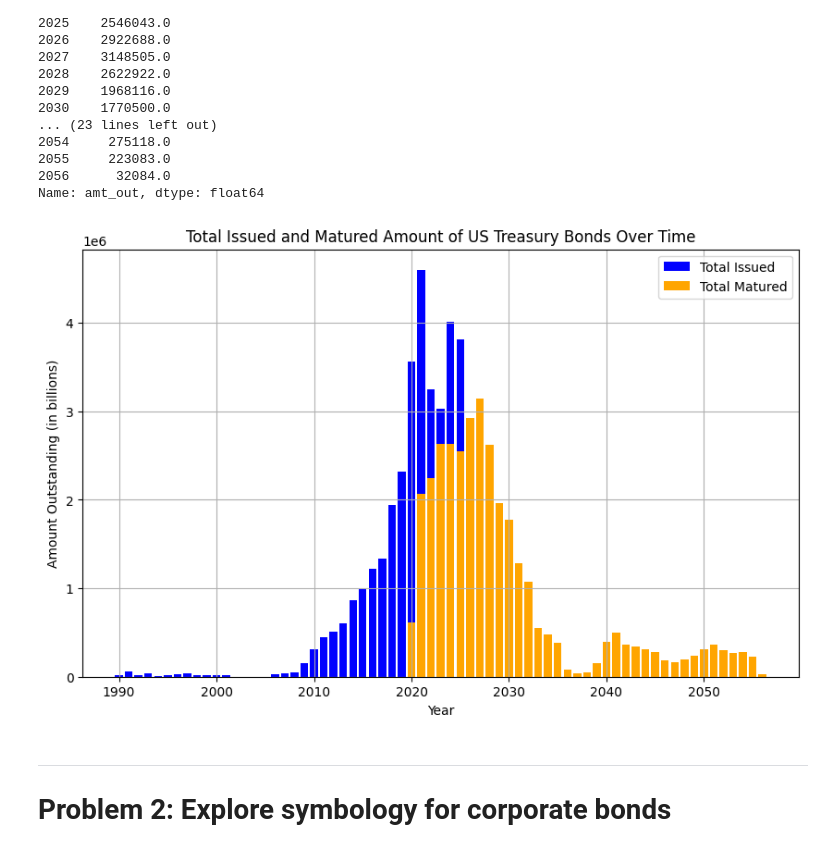
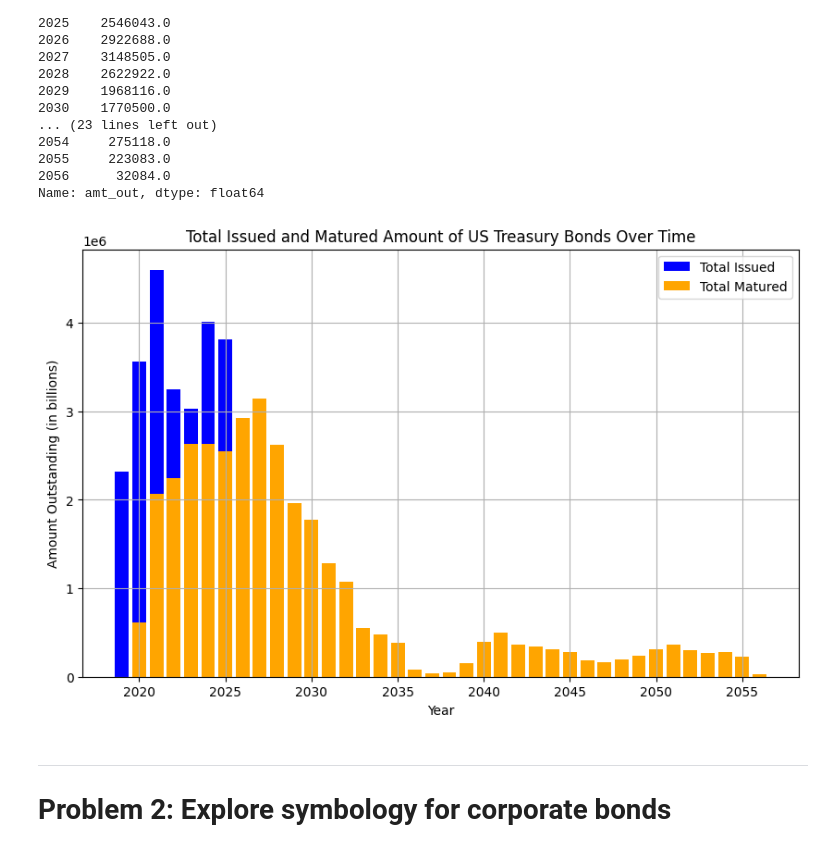
Before and after one commit to y3y-tech/Credit_Markets, a Jupyter notebook: UChicago_FINM_35700_CreditMarkets_Spring2026_Homework_1/UChicago_FINM_35700_CreditMarkets_Spring2026_Homework_1.ipynb, the cells around one changed output. Drawn from its saved outputs; the diff is of its cells as text; code cells hidden in the pictures.

```diff
--- a/UChicago_FINM_35700_CreditMarkets_Spring2026_Homework_1/UChicago_FINM_35700_CreditMarkets_Spring2026_Homework_1.ipynb
+++ b/UChicago_FINM_35700_CreditMarkets_Spring2026_Homework_1/UChicago_FINM_35700_CreditMarkets_Spring2026_Homework_1.ipynb
@@ -116,6 +130,8 @@ issued.reset_index(inplace=True, drop=True)
 issued.head()
 total_issued = issued.groupby('issue_year')['amt_out'].sum()
 total_matured = issued.groupby('maturity')['amt_out'].sum()
-total_issued
+post_2019_issue = total_issued[total_issued.index >= 2019]
+post_2019_matured = total_matured[total_matured.index >= 2019]
+post_2019_issue
 # %% [output]
 issue_year
@@ -157,16 +166,16 @@ maturity
 Name: amt_out, dtype: float64
 # %%
 plt.figure(figsize=(10, 6))
-plt.bar(total_issued.index, total_issued.values, color='blue', label='Total Issued')
-plt.bar(total_matured.index, total_matured.values, color='orange', label='Total Matured')
+plt.bar(post_2019_issue.index, post_2019_issue.values, color='blue', label='Total Issued')
+plt.bar(post_2019_matured.index, post_2019_matured.values, color='orange', label='Total Matured')
 plt.xlabel('Year')
 plt.ylabel('Amount Outstanding (in billions)')
 plt.title('Total Issued and Matured Amount of US Treasury Bonds Over Time')
 plt.legend()
 plt.grid(True)
 plt.show()
 # %% [output]
-[figure, old version]
+[figure, new version]
 # %% [markdown]
 ------------------------------------------------------------------------------------------
 # Problem 2: Explore symbology for corporate bonds
```
Also changed, not shown: parts of 21 cells of this notebook, 3 other files.
